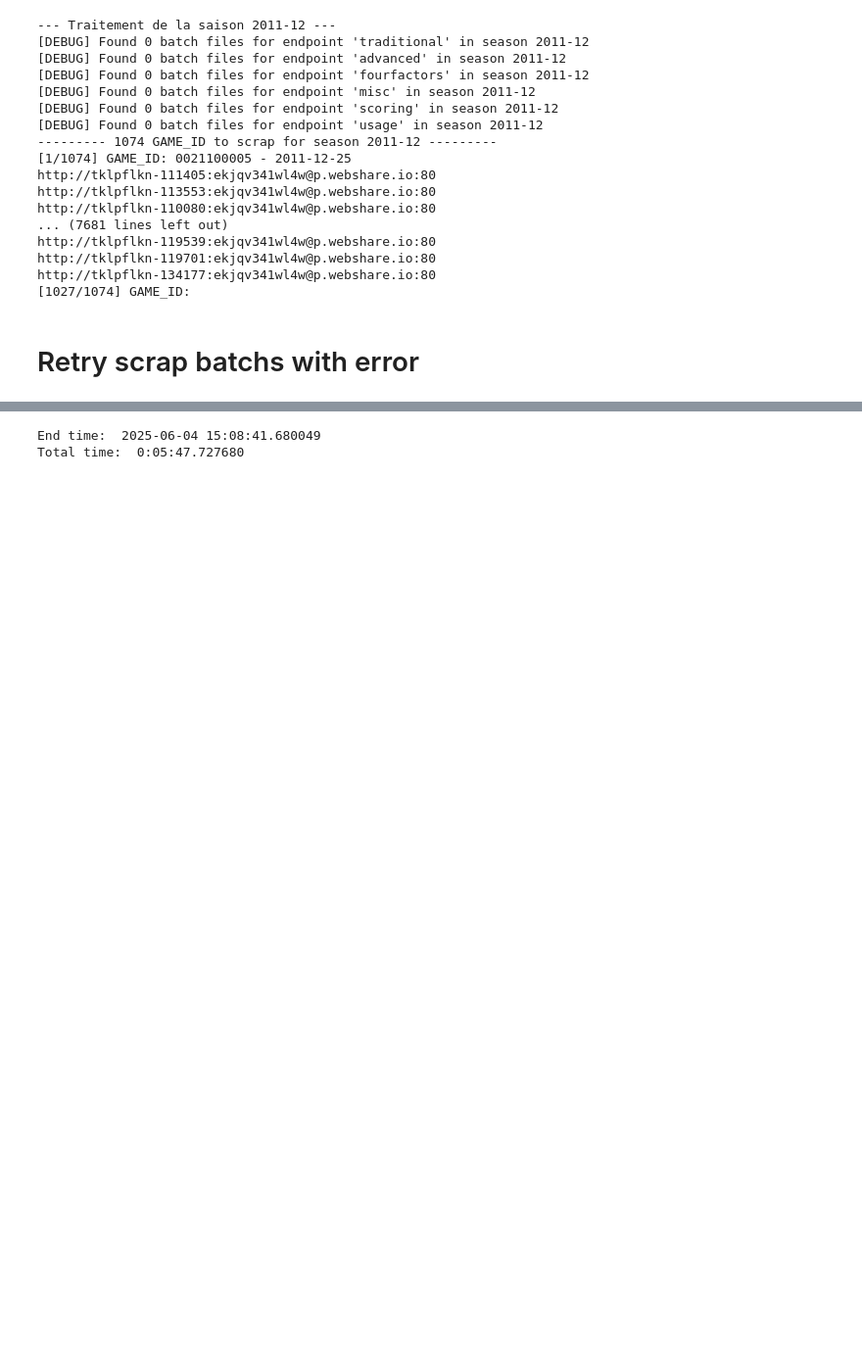
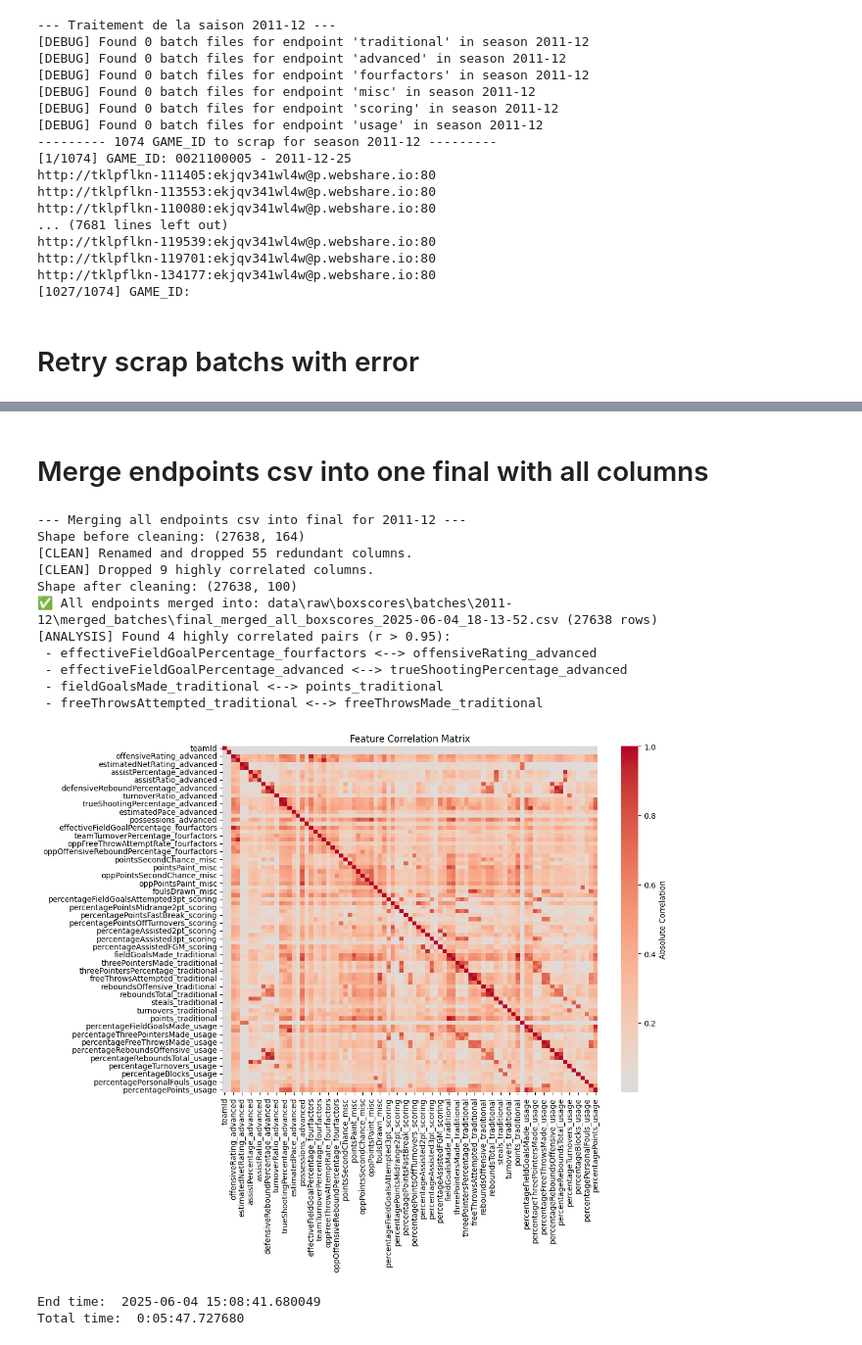
Before and after one commit to SirGenkii/NBA_Predictor, a Jupyter notebook: 01_scrapping_boxscores_2011.ipynb, the cells around one changed output, grey strips where cells are left out. Shown at 98% size. Drawn from its saved outputs; the diff is of its cells as text; code cells hidden in the pictures; blank space fills up the shorter version.

Commit message:
Add bocscore merge and clean by seasons + keep scrapping still no error + begin features on 2011-12 season

```diff
--- a/01_scrapping_boxscores_2011.ipynb
+++ b/01_scrapping_boxscores_2011.ipynb
@@ -134,0 +133,7 @@ http://tklpflkn-149505:ekjqv341wl4w@p.webshare.io:80
+# %%
+for season in seasons:
+    print(f"--- Merging boxscores endpoints for {season} ---")
+
+    season_batch_dir = os.path.join(DATA_BOXSCORES_BATCHES_DIR, season)
+
+    merge_boxscore_batches_for_season(season_batch_dir)
@@ -135,3 +148,31 @@ http://tklpflkn-149505:ekjqv341wl4w@p.webshare.io:80
+# %% [markdown]
+# Merge endpoints csv into one final with all columns
+# %%
+run_timestamp = datetime.now().strftime("%Y-%m-%d_%H-%M-%S")
+
+for season in seasons:
+    print(f"--- Merging all endpoints csv into final for {season} ---")
+
+    season_merged_batch_dir = os.path.join(DATA_BOXSCORES_BATCHES_DIR, season, "merged_batches")
+
+    all_boxscores_merged_filepath = merge_all_boxscore_stats(season_merged_batch_dir, output_filename=f"final_merged_all_boxscores_{run_timestamp}.csv")
+
+    all_boxscores_merged_df = pd.read_csv(all_boxscores_merged_filepath, dtype={'gameId': str})
+
+    analyze_redundant_columns(all_boxscores_merged_df)
+# %% [output]
+--- Merging all endpoints csv into final for 2011-12 ---
+Shape before cleaning: (27638, 164)
+[CLEAN] Renamed and dropped 55 redundant columns.
+[CLEAN] Dropped 9 highly correlated columns.
+Shape after cleaning: (27638, 100)
+✅ All endpoints merged into: data\raw\boxscores\batches\2011-12\merged_batches\final_merged_all_boxscores_2025-06-04_18-13-52.csv (27638 rows)
+[ANALYSIS] Found 4 highly correlated pairs (r > 0.95):
+ - effectiveFieldGoalPercentage_fourfactors <--> offensiveRating_advanced
+ - effectiveFieldGoalPercentage_advanced <--> trueShootingPercentage_advanced
+ - fieldGoalsMade_traditional <--> points_traditional
+ - freeThrowsAttempted_traditional <--> freeThrowsMade_traditional
+[figure, added]
 # %%
 #store end time of notebook
 end_time = datetime.now()
```
Also changed, not shown: parts of 5 cells of this notebook, 5 other files.
